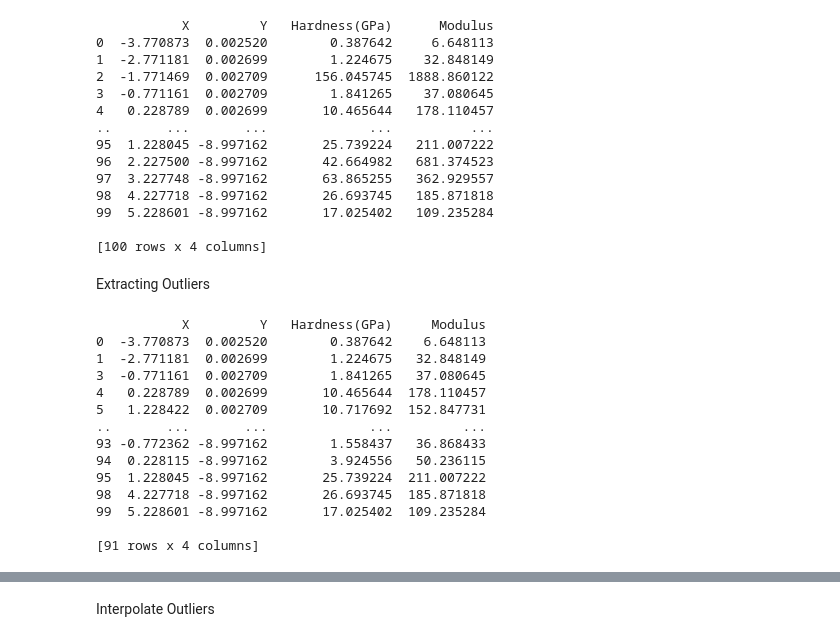
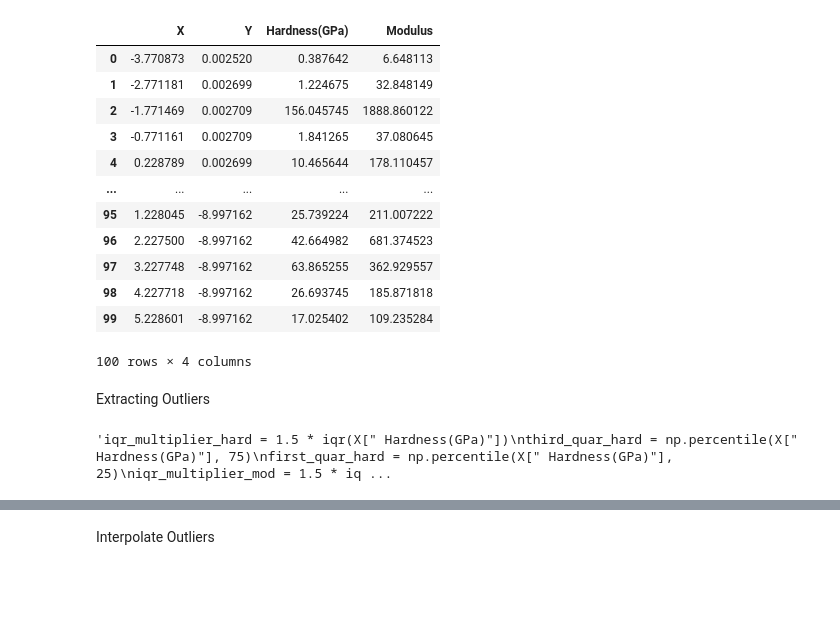
Before and after one commit to emilyliublair/VIP, a Jupyter notebook: kmeans.ipynb, the cells around one changed output, grey strips where cells are left out. Drawn from its saved outputs; the diff is of its cells as text; code cells hidden in the pictures; blank space fills up the shorter version.

```diff
--- a/kmeans.ipynb
+++ b/kmeans.ipynb
@@ -14,30 +14,29 @@ from scipy.stats import iqr
 # %%
 data = pd.read_csv("Granite1.csv")
 data = data.iloc[2:102]
 data.index = np.arange(0, len(data))
 
 X = data[[" X", " Y", " Hardness(GPa)", " Modulus"]]
 tempdf = X.copy()
-print(tempdf)
+tempdf
 # %% [output]
+|  | X | Y | Hardness(GPa) | Modulus |
+| 0 | -3.770873 | 0.002520 | 0.387642 | 6.648113 |
+| 1 | -2.771181 | 0.002699 | 1.224675 | 32.848149 |
+| 2 | -1.771469 | 0.002709 | 156.045745 | 1888.860122 |
+| 3 | -0.771161 | 0.002709 | 1.841265 | 37.080645 |
+| 4 | 0.228789 | 0.002699 | 10.465644 | 178.110457 |
+| ... | ... | ... | ... | ... |
+| 95 | 1.228045 | -8.997162 | 25.739224 | 211.007222 |
+| 96 | 2.227500 | -8.997162 | 42.664982 | 681.374523 |
+| 97 | 3.227748 | -8.997162 | 63.865255 | 362.929557 |
+| 98 | 4.227718 | -8.997162 | 26.693745 | 185.871818 |
+| 99 | 5.228601 | -8.997162 | 17.025402 | 109.235284 |
-           X         Y   Hardness(GPa)      Modulus
-0  -3.770873  0.002520        0.387642     6.648113
-1  -2.771181  0.002699        1.224675    32.848149
-2  -1.771469  0.002709      156.045745  1888.860122
-3  -0.771161  0.002709        1.841265    37.080645
-4   0.228789  0.002699       10.465644   178.110457
-..       ...       ...             ...          ...
-95  1.228045 -8.997162       25.739224   211.007222
-96  2.227500 -8.997162       42.664982   681.374523
-97  3.227748 -8.997162       63.865255   362.929557
-98  4.227718 -8.997162       26.693745   185.871818
-99  5.228601 -8.997162       17.025402   109.235284
-
-[100 rows x 4 columns]
+100 rows × 4 columns
 # %% [markdown]
 Extracting Outliers
 # %%
-iqr_multiplier_hard = 1.5 * iqr(X[" Hardness(GPa)"])
+"""iqr_multiplier_hard = 1.5 * iqr(X[" Hardness(GPa)"])
 third_quar_hard = np.percentile(X[" Hardness(GPa)"], 75)
 first_quar_hard = np.percentile(X[" Hardness(GPa)"], 25)
 iqr_multiplier_mod = 1.5 * iqr(X[" Modulus"])
@@ -55,19 +54,6 @@ for x in range(len(X[" Hardness(GPa)"])):
             tempdf.drop(index=x,inplace=True)
             outliers.loc[len(outliers.index)] = [X[" X"][x], X[" Y"][x], X[" Hardness(GPa)"][x], X[" Modulus"][x], x]
 
-print(tempdf)
+tempdf"""
 # %% [output]
-           X         Y   Hardness(GPa)     Modulus
-0  -3.770873  0.002520        0.387642    6.648113
-1  -2.771181  0.002699        1.224675   32.848149
-3  -0.771161  0.002709        1.841265   37.080645
-4   0.228789  0.002699       10.465644  178.110457
-5   1.228422  0.002709       10.717692  152.847731
-..       ...       ...             ...         ...
-93 -0.772362 -8.997162        1.558437   36.868433
-94  0.228115 -8.997162        3.924556   50.236115
-95  1.228045 -8.997162       25.739224  211.007222
-98  4.227718 -8.997162       26.693745  185.871818
-99  5.228601 -8.997162       17.025402  109.235284
-
-[91 rows x 4 columns]
+'iqr_multiplier_hard = 1.5 * iqr(X[" Hardness(GPa)"])\nthird_quar_hard = np.percentile(X[" Hardness(GPa)"], 75)\nfirst_quar_hard = np.percentile(X[" Hardness(GPa)"], 25)\niqr_multiplier_mod = 1.5 * iq ...
```
Also changed, not shown: parts of 10 cells of this notebook, 2 other files.
